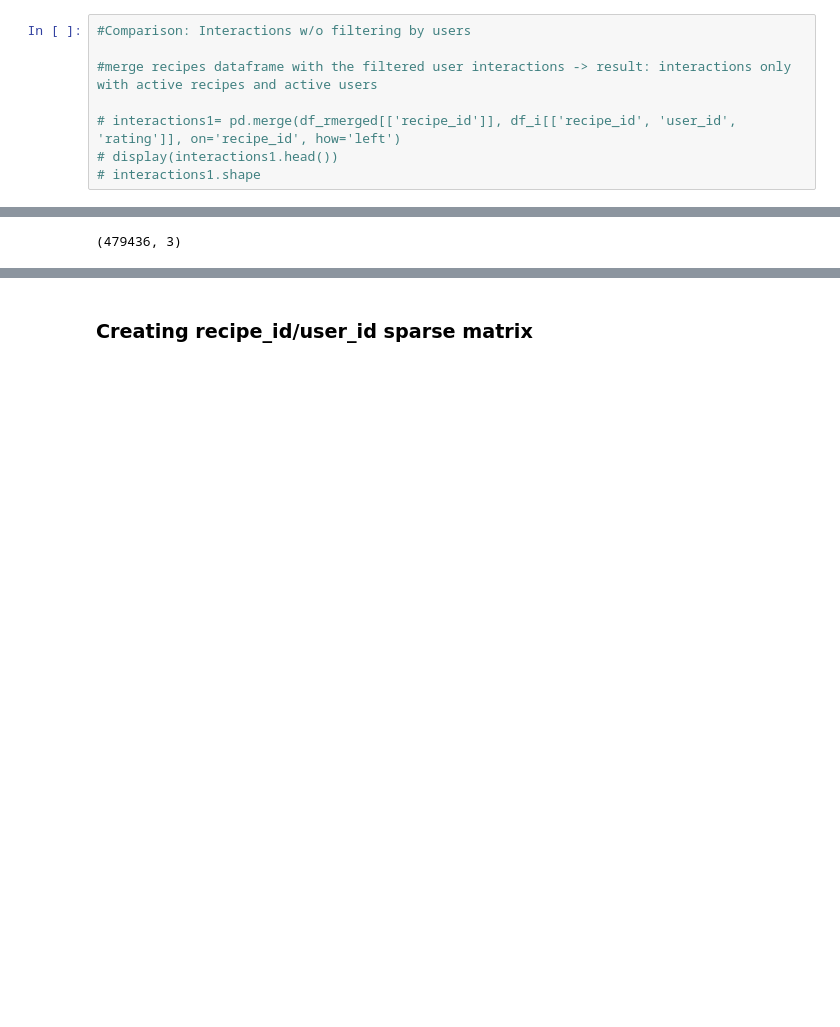
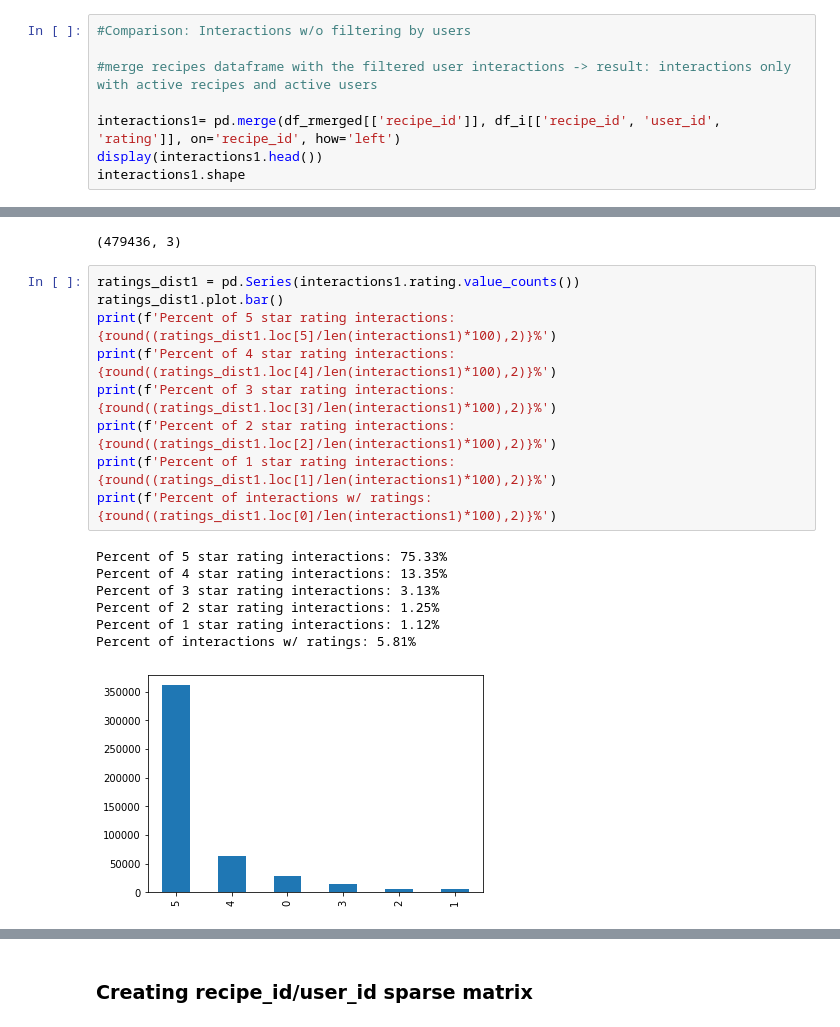
Before and after one commit to CaroHolt/WebMiningRecipeProject, a Jupyter notebook: code/Yueling's Notebook 20.04.2020.ipynb, the cells around one changed output, grey strips where cells are left out. Saved outputs shown, nothing was run; the diff lists cells and outputs as text; blank space fills up the shorter version.

```diff
--- a/code/Yueling's Notebook 20.04.2020.ipynb
+++ b/code/Yueling's Notebook 20.04.2020.ipynb
@@ -493,9 +512,9 @@ interactions.shape
 
 #merge recipes dataframe with the filtered user interactions -> result: interactions only with active recipes and active users
 
-# interactions1= pd.merge(df_rmerged[['recipe_id']], df_i[['recipe_id', 'user_id', 'rating']], on='recipe_id', how='left')
-# display(interactions1.head())
-# interactions1.shape
+interactions1= pd.merge(df_rmerged[['recipe_id']], df_i[['recipe_id', 'user_id', 'rating']], on='recipe_id', how='left')
+display(interactions1.head())
+interactions1.shape
 # %% [output]
 |  | recipe_id | user_id | rating |
 | 0 | 63986 | 60992 | 5 |
@@ -504,3 +523,20 @@ interactions.shape
 | 3 | 63986 | 92641 | 5 |
 | 4 | 63986 | 4470 | 5 |
 (479436, 3)
+# %%
+ratings_dist1 = pd.Series(interactions1.rating.value_counts())
+ratings_dist1.plot.bar()
+print(f'Percent of 5 star rating interactions: {round((ratings_dist1.loc[5]/len(interactions1)*100),2)}%')
+print(f'Percent of 4 star rating interactions: {round((ratings_dist1.loc[4]/len(interactions1)*100),2)}%')
+print(f'Percent of 3 star rating interactions: {round((ratings_dist1.loc[3]/len(interactions1)*100),2)}%')
+print(f'Percent of 2 star rating interactions: {round((ratings_dist1.loc[2]/len(interactions1)*100),2)}%')
+print(f'Percent of 1 star rating interactions: {round((ratings_dist1.loc[1]/len(interactions1)*100),2)}%')
+print(f'Percent of interactions w/ ratings: {round((ratings_dist1.loc[0]/len(interactions1)*100),2)}%')
+# %% [output]
+Percent of 5 star rating interactions: 75.33%
+Percent of 4 star rating interactions: 13.35%
+Percent of 3 star rating interactions: 3.13%
+Percent of 2 star rating interactions: 1.25%
+Percent of 1 star rating interactions: 1.12%
+Percent of interactions w/ ratings: 5.81%
+[figure, added]
```
Also changed, not shown: parts of 31 cells of this notebook.
